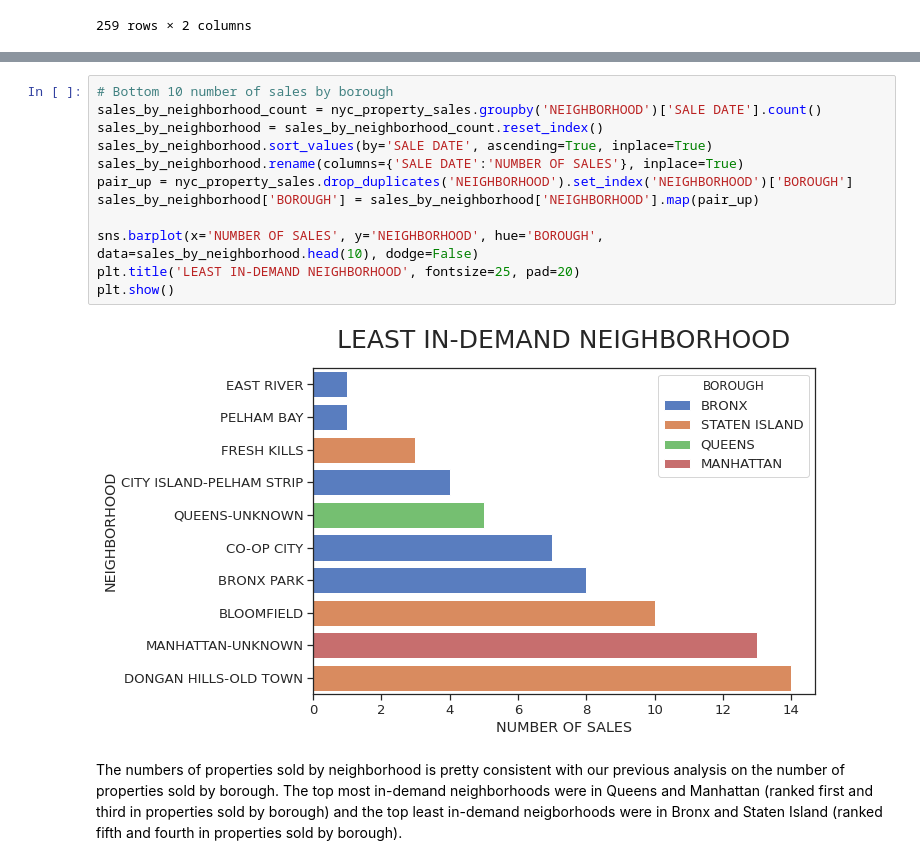
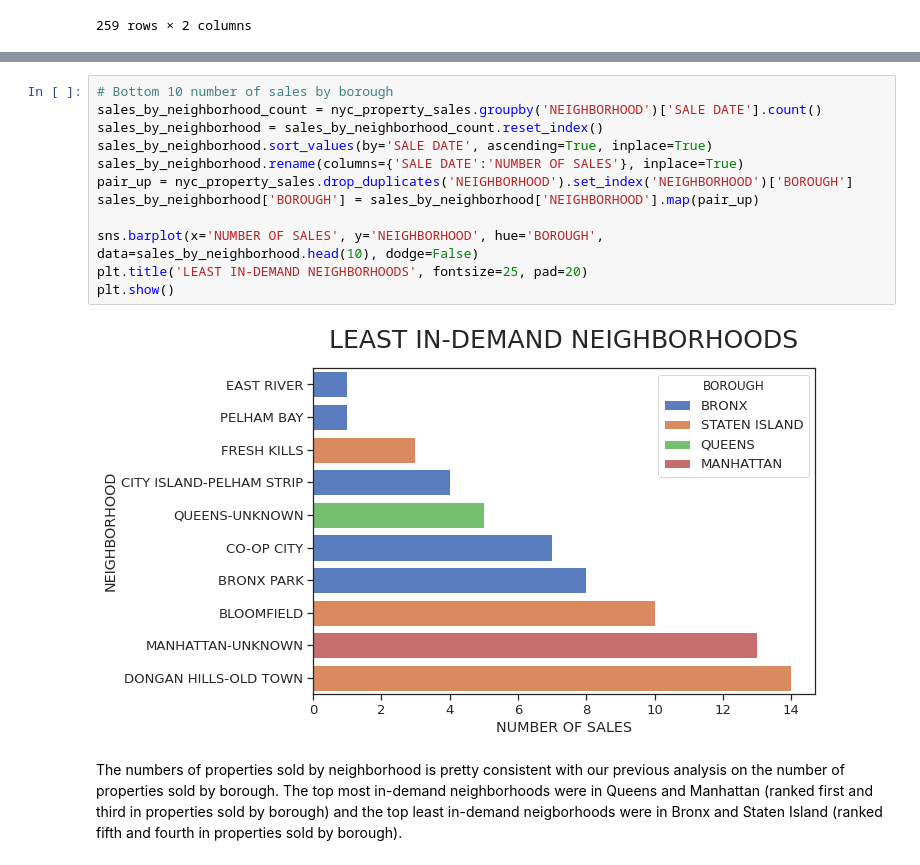
Before and after one commit to qlin1996/NYC_Property_Sales, a Jupyter notebook: NYC_Property_Sales.ipynb, the cells around one changed output, grey strips where cells are left out. Drawn from its saved outputs; the diff is of its cells as text.

```diff
--- a/NYC_Property_Sales.ipynb
+++ b/NYC_Property_Sales.ipynb
@@ -446,17 +446,17 @@ plt.show()
 # %%
 # Bottom 10 number of sales by borough
 sales_by_neighborhood_count = nyc_property_sales.groupby('NEIGHBORHOOD')['SALE DATE'].count()
 sales_by_neighborhood = sales_by_neighborhood_count.reset_index()
 sales_by_neighborhood.sort_values(by='SALE DATE', ascending=True, inplace=True)
 sales_by_neighborhood.rename(columns={'SALE DATE':'NUMBER OF SALES'}, inplace=True)
 pair_up = nyc_property_sales.drop_duplicates('NEIGHBORHOOD').set_index('NEIGHBORHOOD')['BOROUGH']
 sales_by_neighborhood['BOROUGH'] = sales_by_neighborhood['NEIGHBORHOOD'].map(pair_up)
 
 sns.barplot(x='NUMBER OF SALES', y='NEIGHBORHOOD', hue='BOROUGH', data=sales_by_neighborhood.head(10), dodge=False)
-plt.title('LEAST IN-DEMAND NEIGHBORHOOD', fontsize=25, pad=20)
+plt.title('LEAST IN-DEMAND NEIGHBORHOODS', fontsize=25, pad=20)
 plt.show()
 # %% [output]
-[figure, old version]
+[figure, new version]
 # %% [markdown]
 The numbers of properties sold by neighborhood is pretty consistent with our previous analysis on the number of properties sold by borough. The top most in-demand neighborhoods were in Queens and Manhattan (ranked first and third in properties sold by borough) and the top least in-demand neigborhoods were in Bronx and Staten Island (ranked fifth and fourth in properties sold by borough).
 # %%
```
Also changed, not shown: parts of 12 cells of this notebook.
